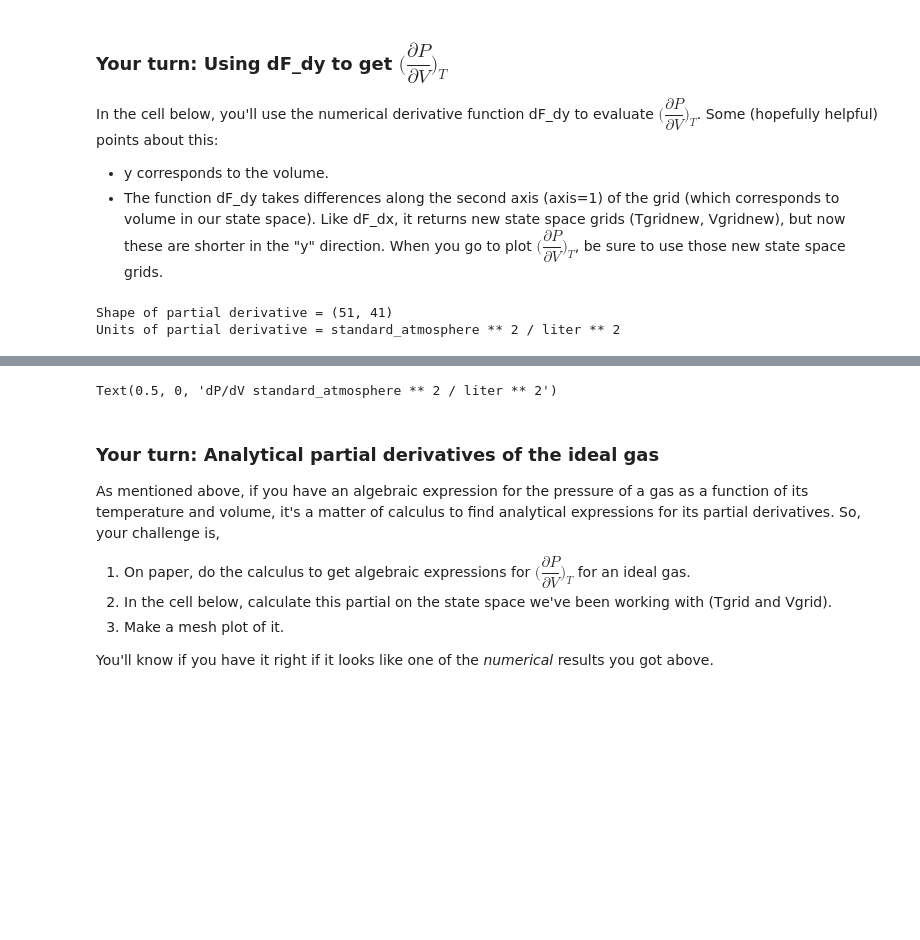
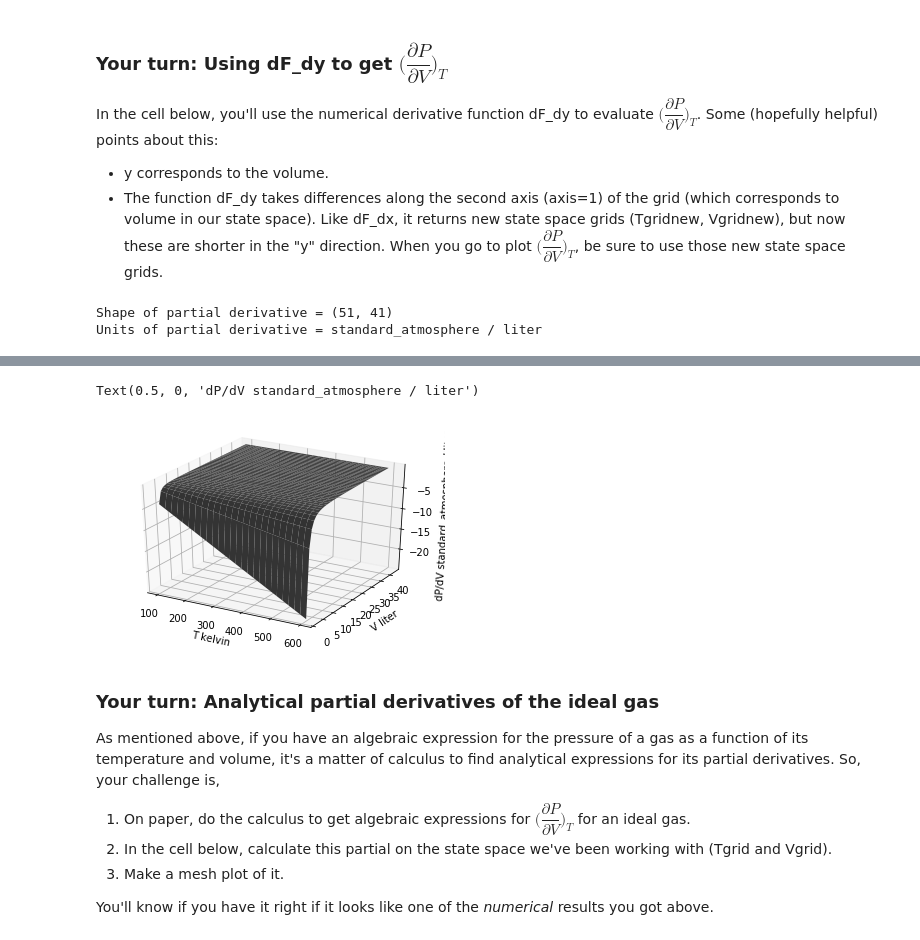
Before and after one commit to sneshyba/pypchem, a Jupyter notebook: Thermo 2022 (Neshyba)/Week_2b.ThermodynamicSurfaces/ThermodynamicSurfaces.ipynb, the cells around one changed output, grey strips where cells are left out. Drawn from its saved outputs; the diff is of its cells as text; code cells hidden in the pictures; blank space fills up the shorter version.

```diff
--- a/Thermo 2022 (Neshyba)/Week_2b.ThermodynamicSurfaces/ThermodynamicSurfaces.ipynb
+++ b/Thermo 2022 (Neshyba)/Week_2b.ThermodynamicSurfaces/ThermodynamicSurfaces.ipynb
@@ -173,7 +143,7 @@ In the cell below, you'll use the numerical derivative function dF_dy to evaluat
 # %%
 ### BEGIN SOLUTION
 # Get a numerical partial derivative: (dP/dV) holding T constant
-Tgridnew, Vgridnew, dPgrid_dV = dF_dy([Tgrid,Vgrid],Pgrid)
+Tgridnew, Vgridnew, dPgrid_dV = PL.dF_dy([Tgrid,Vgrid],Pgrid)
 
 # Prepping the axis labels
 xlabel = "T "+str(Tgridnew.units)
@@ -188,4 +158,4 @@ ax.set_zlabel(zlabel)
 ### END SOLUTION
 # %% [output]
 Shape of partial derivative = (51, 41)
-Units of partial derivative = standard_atmosphere ** 2 / liter ** 2
+Units of partial derivative = standard_atmosphere / liter
@@ -194,4 +162,5 @@ Units of partial derivative = standard_atmosphere ** 2 / liter ** 2
-Text(0.5, 0, 'dP/dV standard_atmosphere ** 2 / liter ** 2')
+Text(0.5, 0, 'dP/dV standard_atmosphere / liter')
+[figure, added]
 # %% [markdown]
 ### Your turn: Analytical partial derivatives of the ideal gas
 As mentioned above, if you have an algebraic expression for the pressure of a gas as a function of its temperature and volume, it's a matter of calculus to find analytical expressions for its partial derivatives. So, your challenge is,
```
Also changed, not shown: parts of 15 cells of this notebook, 7 other files.
